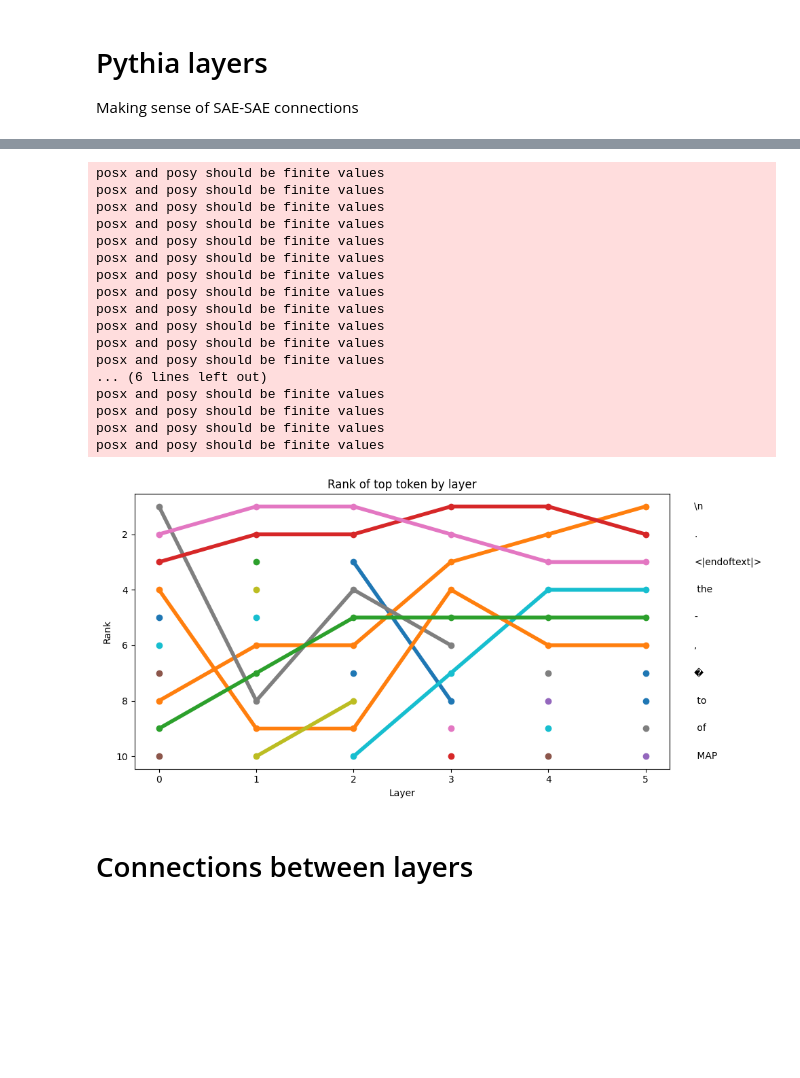
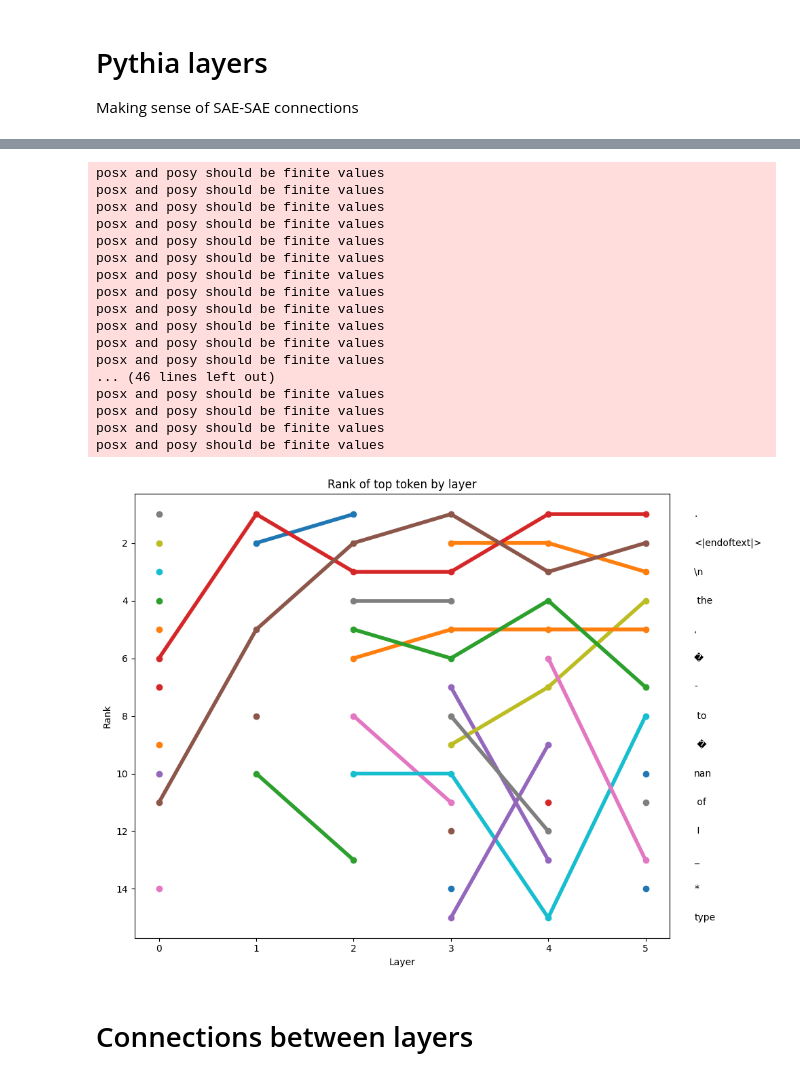
Before and after one commit to pchlenski/mlp_linearization, a Jupyter notebook: notebooks/5_pythia_layers.ipynb, the cells around one changed output, grey strips where cells are left out. Drawn from its saved outputs; the diff is of its cells as text; code cells hidden in the pictures; blank space fills up the shorter version.

```diff
--- a/notebooks/5_pythia_layers.ipynb
+++ b/notebooks/5_pythia_layers.ipynb
@@ -25,6 +25,8 @@ SAE_NUM = "1_32768"
 
 DEVICE = "cuda" if torch.cuda.is_available() else "cpu"
 
+N_TOP_TOKENS = 15
+
 NORMALIZE_SAE_VECS = False
 # NORMALIZE_SAE_VECS = True
 # %% [markdown]
@@ -78,7 +80,7 @@ plt.show()
 
 top_tokens_by_layer = pd.DataFrame()
 for layer in range(6):
-    top_tokens = Counter(lin.f1_scores[f"{layer}/{SAE_NUM}"]["top_tokens"]).most_common(10)
+    top_tokens = Counter(lin.f1_scores[f"{layer}/{SAE_NUM}"]["top_tokens"]).most_common(N_TOP_TOKENS)
     top_tokens_by_layer[f"{layer} token"] = [x[0] for x in top_tokens]
     top_tokens_by_layer[f"{layer} count"] = [x[1] for x in top_tokens]
 
@@ -112,45 +119,46 @@ ranked_tokens_df = pd.DataFrame(data)
 
 pivot_df = ranked_tokens_df.pivot(index="layer", columns="token", values="rank")
 
-plt.figure(figsize=(10, 5))
+plt.figure(figsize=(10, N_TOP_TOKENS / 2))
 
 # Plot each token with a label at the end
 for token in pivot_df.columns:
-    plt.plot(pivot_df.index, pivot_df[token], marker="o", lw=4)
+    if pivot_df[token].isna().sum() < 5:
+        plt.plot(pivot_df.index, pivot_df[token], marker="o", lw=4)
     # Add text label at the end of each line
     end_x = pivot_df.index[-1] + 0.5  # Slightly right of the last data point
     end_y = pivot_df[token].iloc[-1]  # Y-value at the last data point
     if token == "\n":
         token = "\\n"
     plt.text(end_x, end_y, token, verticalalignment="center")
 
 plt.gca().invert_yaxis()  # Rank 1 at the top
 plt.title("Rank of top token by layer")
 plt.xlabel("Layer")
 plt.ylabel("Rank")
 plt.xticks(range(6))  # Assuming there are 6 layers as per the initial example
 plt.tight_layout()  # Adjust layout to not cut off labels
 
 plt.show()
 # %% [output]
 posx and posy should be finite values
 posx and posy should be finite values
 posx and posy should be finite values
 posx and posy should be finite values
 posx and posy should be finite values
 posx and posy should be finite values
 posx and posy should be finite values
 posx and posy should be finite values
 posx and posy should be finite values
 posx and posy should be finite values
 posx and posy should be finite values
 posx and posy should be finite values
-... (6 lines left out)
+... (46 lines left out)
 posx and posy should be finite values
 posx and posy should be finite values
 posx and posy should be finite values
 posx and posy should be finite values
-[figure, old version]
+[figure, new version]
 # %% [markdown]
 # Connections between layers
 # %%
```
Also changed, not shown: parts of 5 cells of this notebook.
